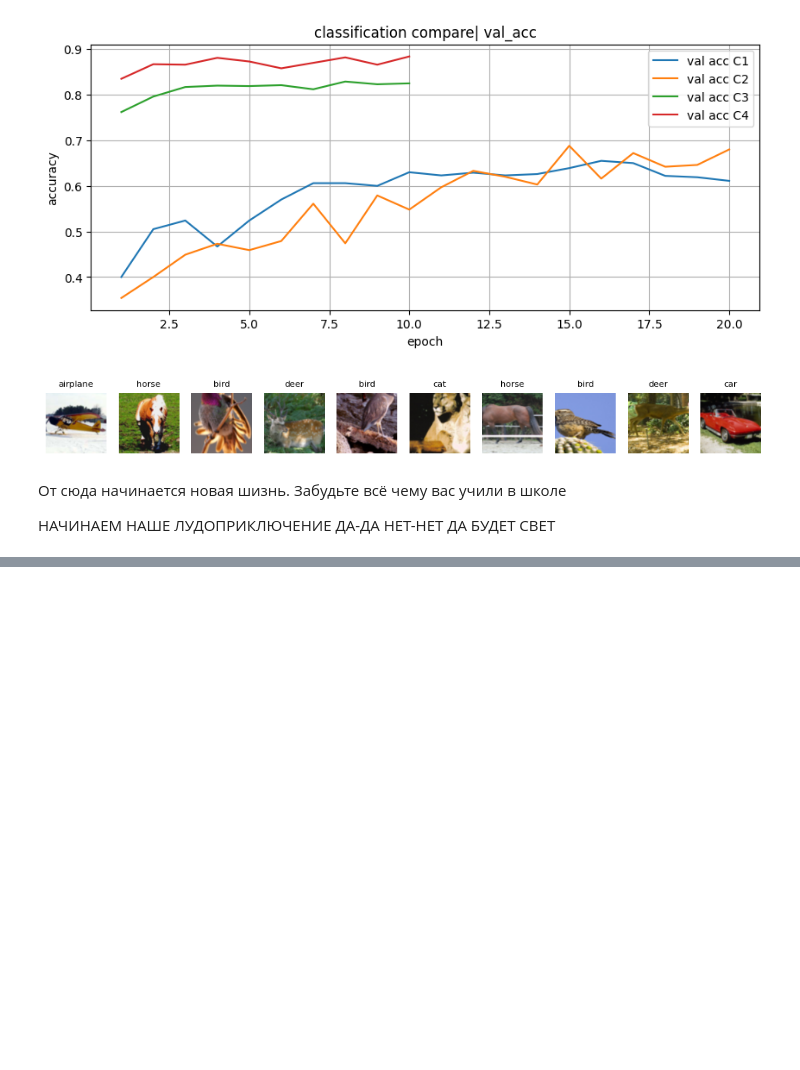
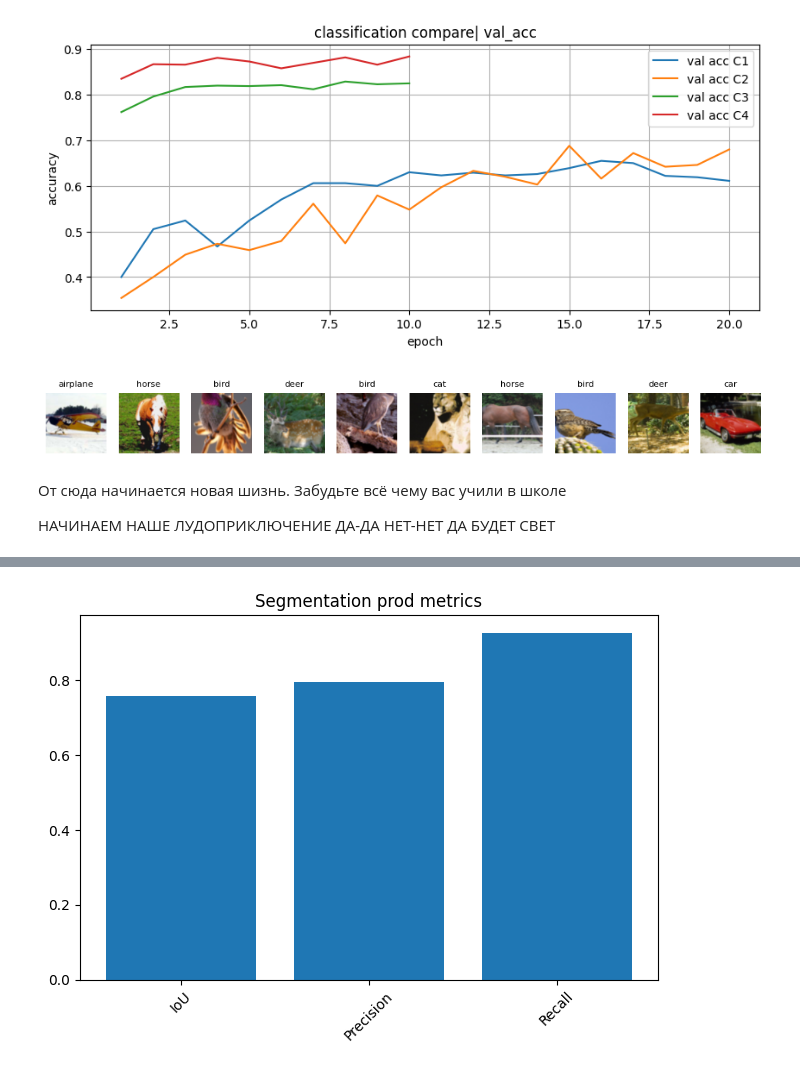
Before and after one commit to kA4errGa/AIEngineering_CoursMIREA, a Jupyter notebook: homeworks/HW10-11/HW10-11.ipynb, the cells around one changed output, grey strips where cells are left out. Cells and saved outputs as stored; diff of their text form; code cells hidden in the pictures; blank space fills up the shorter version.

```diff
--- a/homeworks/HW10-11/HW10-11.ipynb
+++ b/homeworks/HW10-11/HW10-11.ipynb
@@ -774 +752,5 @@ len(dataset_OP), dataset_OP[0][0].size, dataset_OP[0][1].shape
+# %%
+#foreground class
+CLASS_CAT = 8 # класс "кошка" в наборе OxfordIIITPet (индексация с 0)
+CLASS_DOG = 12 # класс "собака"
 # %%
@@ -860,0 +841,3 @@ metricsv1
+# %%
+metrics_v2 = evaluate_segmentation_pet(model_sg, val_loader_pet, threshold=0.7, postprocess=postprocess_min_size)
+print(f"V2 (thresh=0.7 + postprocess): IoU={metrics_v2[0]:.4f}, Precision={metrics_v2[1]:.4f}, Recall={metrics_v2[2]:.4f}")
@@ -896,25 +889,12 @@ plt.show()
 # %%
-runs = pd.read_csv("./artifacts/runs.csv")
+names = ["IoU", "Precision", "Recall"]
 
-new_row = {
-    "experiment_id": "V1",
-    "task": "segmentation",
-    "dataset": "OxfordIIITPet",
-    "seed": 42,
-    "model_summary": {"architecture": "deeplabv3_resnet50",
-                    "weights": "DeepLabV3_ResNet50_Weights"
-                      },
-    "optimizer": None,
-    "lr": None,
-    "epochs_trained": None,
-    "best_val_accuracy": None,
-    "test_accuracy": None,
-    "precision": None,
-    "recall": None,
-    "mean_iou": 0.3041361094517799,
-    "note": 50
-}
+plt.figure()
+plt.bar(names, metrics_v2)
+plt.title("Segmentation prod metrics")
+plt.xticks(rotation=45)
 
-runs.loc[len(runs)] = new_row
-
-runs.to_csv("./artifacts/runs.csv", index=False)
+plt.tight_layout()
+plt.savefig("./artifacts/figures/segmentation_metrics.png")
+# %% [output]
+[figure, added]
```
Also changed, not shown: parts of 20 cells of this notebook, 5 other files.
